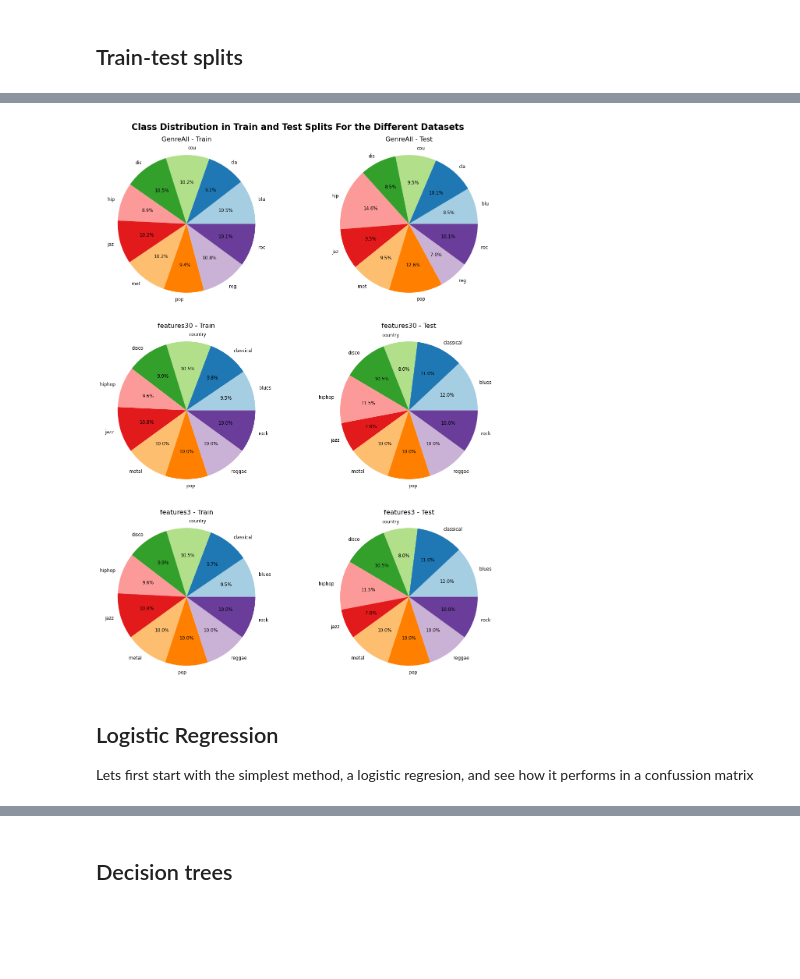
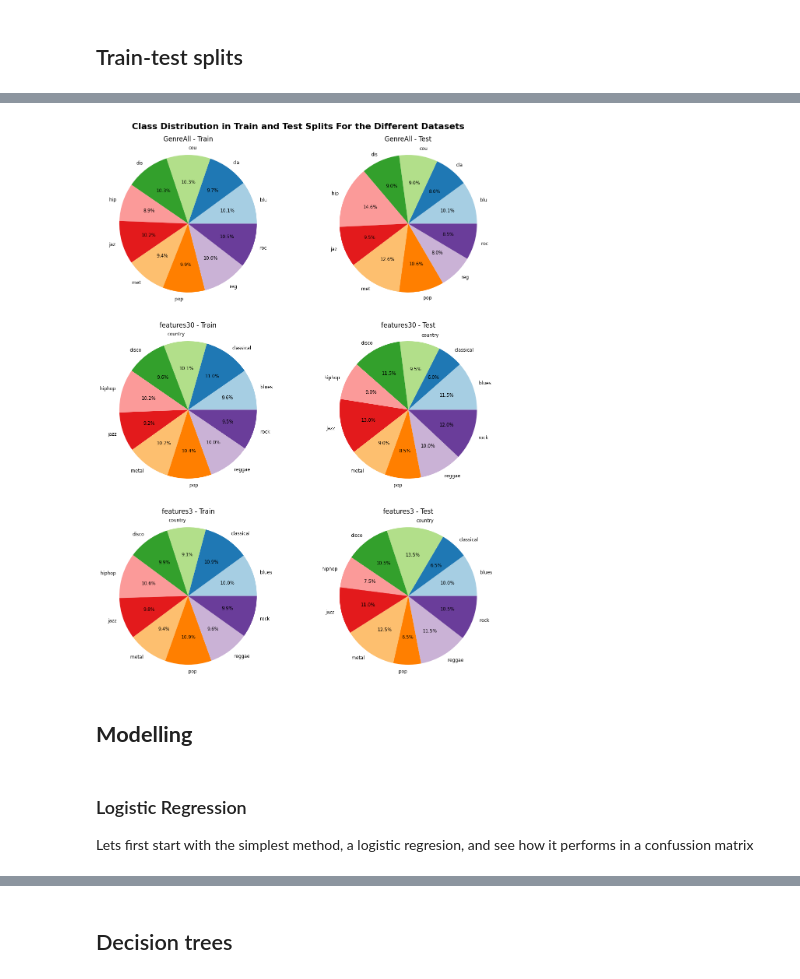
Before and after one commit to inesbroto/GenreClass_w_ML, a Jupyter notebook: Report.ipynb, the cells around one changed output, grey strips where cells are left out. Saved outputs shown, nothing was run; the diff lists cells and outputs as text; code cells hidden in the pictures; blank space fills up the shorter version.

```diff
--- a/Report.ipynb
+++ b/Report.ipynb
@@ -159,19 +267,13 @@ data = {
 
 
 data['genreAll']['X_train'], data['genreAll']['X_test'], data['genreAll']['y_train'], data['genreAll']['y_test'] = train_test_split(reduced_allGenre[:,:-1], reduced_allGenre[:,-1], test_size=0.20)
-data['feat_30']['X_train'], data['feat_30']['X_test'], data['feat_30']['y_train'], data['feat_30']['y_test'] = train_test_split(feat_30[feat_30.columns[:-1]], feat_30.label, test_size=0.20)
+data['feat_30']['X_train'], data['feat_30']['X_test'], data['feat_30']['y_train'], data['feat_30']['y_test'] = train_test_split(reduced_feat30[:,0:-1], reduced_feat30[:,-1], test_size=0.20)
 
 # Note that features_3.csv contains multiple fragments of the same song
 # Fragments of the same song shouldn't be at the same time in the train and test splits
-train_filenames = data['feat_30']['X_train'].filename.unique()
-test_filenames = data['feat_30']['X_test'].filename.unique()
+train_filenames = np.unique(data['feat_30']['X_train'][:,0]) # Access filename by index (assuming filename is the first column)
+test_filenames = np.unique(data['feat_30']['X_test'][:,0]) # Access filename by index
+
 #now we can get rid of them in the feat30 data
-data['feat_30']['X_train'] = data['feat_30']['X_train'][data['feat_30']['X_train'].columns[2:]]
-data['feat_30']['X_test'] = data['feat_30']['X_test'][data['feat_30']['X_test'].columns[2:]]
-
-feat_3['original_filename'] = feat_3['filename'].transform(lambda x: x.split('.')[0]+'.'+x.split('.')[1]+'.wav')
-
-data['feat_3']['X_train'] =feat_3[feat_3['original_filename'].isin(train_filenames)][feat_3.columns[2:-2]]
-data['feat_3']['y_train'] =feat_3[feat_3['original_filename'].isin(train_filenames)][feat_3.columns[-2]]
-data['feat_3']['X_test'] = feat_3[feat_3['original_filename'].isin(test_filenames)][feat_3.columns[2:-2]]
-data['feat_3']['y_test'] = feat_3[feat_3['original_filename'].isin(test_filenames)][feat_3.columns[-2]]
+data['feat_30']['X_train'] = data['feat_30']['X_train'][:, 1:] # Exclude filename
+data['feat_30']['X_test'] = data['feat_30']['X_test'][:, 1:] # Exclude filename
@@ -188,22 +329,23 @@ inv_feat_label_dict = {v: k for k, v in feat_label_dict.items()}
 unique_train, genreAll_train_counts = np.unique(data['genreAll']['y_train'], return_counts=True)
 unique_test, genreAll_test_counts = np.unique(data['genreAll']['y_test'], return_counts=True)
 # Convert to label names using the inverted map
-genreAll_train_labels = [inv_genre_dic[i] for i in unique_train]
-genreAll_test_labels = [inv_genre_dic[i] for i in unique_test]
+genreAll_train_labels = [inv_genre_dic[int(i)] for i in unique_train]
+genreAll_test_labels = [inv_genre_dic[int(i)] for i in unique_test]
 
-# Count occurrences from pandas
-feat30_train_counts = data['feat_30']['y_train'].value_counts().sort_index()
-feat30_test_counts = data['feat_30']['y_test'].value_counts().sort_index()
+# Count occurrences from numpy arrays
+unique_feat30_train, feat30_train_counts = np.unique(data['feat_30']['y_train'], return_counts=True)
+unique_feat30_test, feat30_test_counts = np.unique(data['feat_30']['y_test'], return_counts=True)
 # Convert to label names using the inverted map
-feat30_train_labels = [inv_feat_label_dict[i] for i in feat30_train_counts.index]
-feat30_test_labels = [inv_feat_label_dict[i] for i in feat30_test_counts.index]
+feat30_train_labels = [inv_feat_label_dict[int(i)] for i in unique_feat30_train]
+feat30_test_labels = [inv_feat_label_dict[int(i)] for i in unique_feat30_test]
 
-# Count occurrences from pandas
-feat3_train_counts = data['feat_3']['y_train'].value_counts().sort_index()
-feat3_test_counts = data['feat_3']['y_test'].value_counts().sort_index()
+# Count occurrences from numpy arrays
+unique_feat3_train, feat3_train_counts = np.unique(data['feat_3']['y_train'], return_counts=True)
+unique_feat3_test, feat3_test_counts = np.unique(data['feat_3']['y_test'], return_counts=True)
 # Convert to label names using the inverted map
-feat3_train_labels = [inv_feat_label_dict[i] for i in feat3_train_counts.index]
-feat3_test_labels = [inv_feat_label_dict[i] for i in feat3_test_counts.index]
+feat3_train_labels = [inv_feat_label_dict[int(i)] for i in unique_feat3_train]
+feat3_test_labels = [inv_feat_label_dict[int(i)] for i in unique_feat3_test]
+
 
 datasets = [
     ("GenreAll", genreAll_train_counts, genreAll_test_counts, genreAll_train_labels, genreAll_test_labels),
@@ -217,36 +359,38 @@ fig, axes = plt.subplots(3, 2, figsize=(12, 15))  # 3 rows × 2 columns
 
 for i, (name, train_counts, test_counts, train_labels, test_labels) in enumerate(datasets):
     # --- Train pie (left column) ---
     axes[i, 0].pie(
         train_counts,
         autopct='%1.1f%%',
         labels=train_labels,
         colors=colors[:len(train_labels)],
         radius=1.2,
         textprops={'size': 'smaller'}
     )
     axes[i, 0].set_title(f'{name} - Train',pad=20)
 
     # --- Test pie (right column) ---
     axes[i, 1].pie(
         test_counts,
         autopct='%1.1f%%',
         labels=test_labels,
         colors=colors[:len(test_labels)],
         radius=1.2,
         textprops={'size': 'smaller'}
     )
     axes[i, 1].set_title(f'{name} - Test',pad=20)
 
 # Global title and layout tweaks
 fig.suptitle('Class Distribution in Train and Test Splits For the Different Datasets', fontsize=16, fontweight='bold')
 plt.tight_layout(pad=4.0)
 plt.subplots_adjust(hspace=0.3, top=0.93)
 plt.show()
 # %% [output]
-[figure, old version]
+[figure, new version]
+# %% [markdown]
+## **Modelling**
 # %% [markdown]
-## Logistic Regression
+### Logistic Regression
 
 Lets first start with the simplest method, a logistic regresion, and see how it performs in a confussion matrix
 # %%
```
Also changed, not shown: parts of 28 cells of this notebook.
